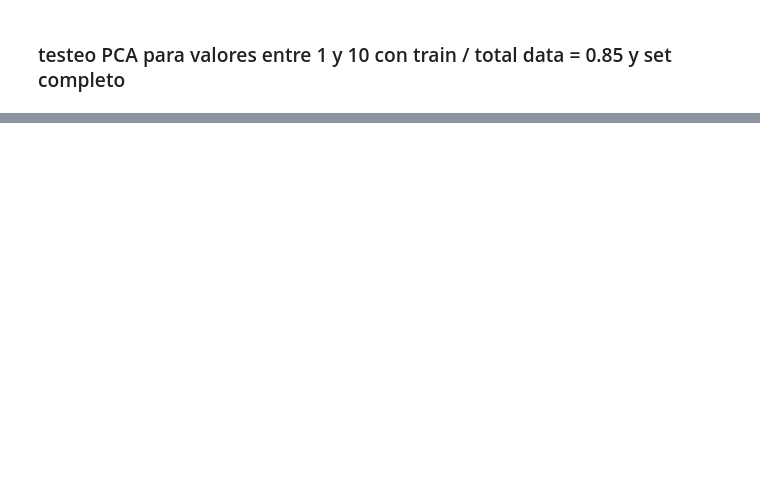
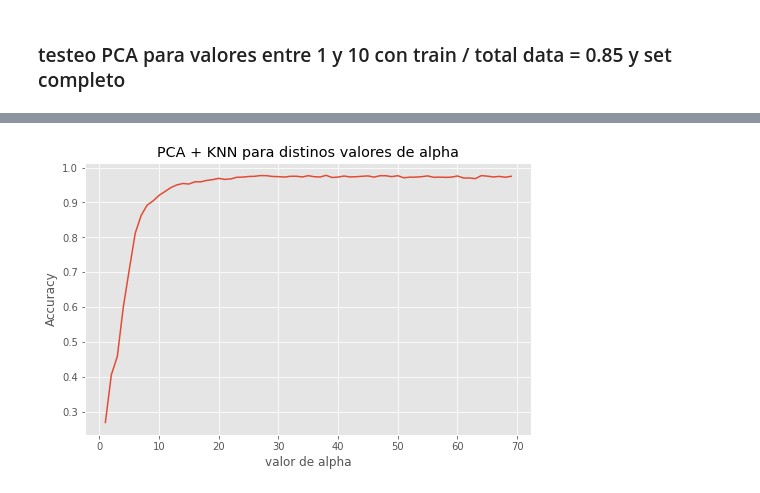
Before and after one commit to wgbusch/mt, a Jupyter notebook: tp2/notebooks/Experimentación_PCA+KNN.ipynb, the cells around one changed output, grey strips where cells are left out. Saved outputs shown, nothing was run; the diff lists cells and outputs as text; code cells hidden in the pictures; blank space fills up the shorter version.

```diff
--- a/tp2/notebooks/Experimentación_PCA+KNN.ipynb
+++ b/tp2/notebooks/Experimentación_PCA+KNN.ipynb
@@ -52,7 +52,7 @@ EPSILON=1e-10
 #Training / testing percentage
 limit = int(0.8 * 42000)
 
-df_train = pd.read_csv("../data/train.csv")
+df_train = pd.read_csv("/home/lisandro/Documents/mt/tp2/data/train.csv")
 
 #shuffle the train cases.
 df_train = df_train.sample(frac=1)
@@ -197,23 +75,2 @@ df
 # %% [markdown]
 ### testeo PCA para valores entre 1 y 10 con train / total data = 0.85 y set completo
-# %%
-limite = 0.85 * 42000
-
-X_train, y_train = X[:limit], y[:limit]
-X_test, y_test = X[limit:], y[limit:]
-
-preds = []
-vecinos = [i for i in range(1,11)]
-
-for cant_vecinos in vecinos:
-
-    clf = mt.KNNClassifier(cant_vecinos)
-    clf.fit(X_train,y_train)
-    pred = clf.predict(X_test)
-    preds.append(accuracy_score(pred,y_test))
-
-
-dicss = {
-    'Número de vecinos' : vecinos,
-    'Accuracy': preds
-        }
@@ -223,0 +118,11 @@ dff1.to_csv('accuracy_knn_limite_0.85_cant_vecinos_1_10')
+# %%
+plt.figure(figsize=(8,5))
+plt.style.use('ggplot')
+plt.plot(alphas, accs)
+# plt.plot(alphas, times)
+plt.xlabel('valor de alpha')
+plt.ylabel('Accuracy')
+plt.title('PCA + KNN para distinos valores de alpha')
+plt.savefig("3_fold_cross_validation_cant_vecinos.jpg")
+# %% [output]
+[figure, added]
```
Also changed, not shown: parts of 6 cells of this notebook, 2 other files.
